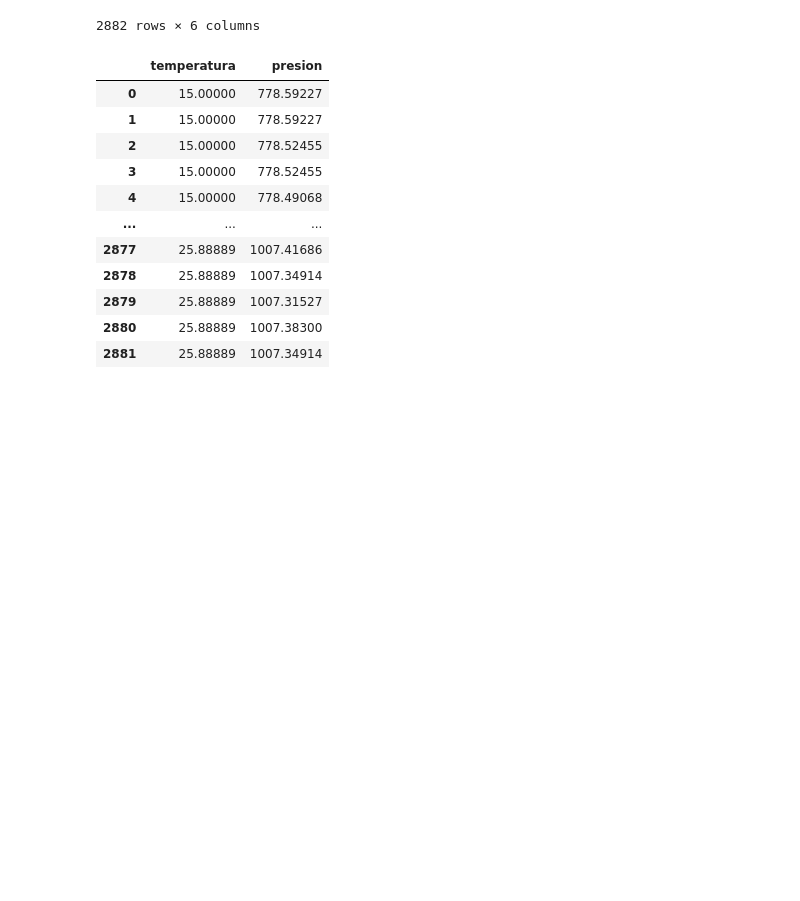
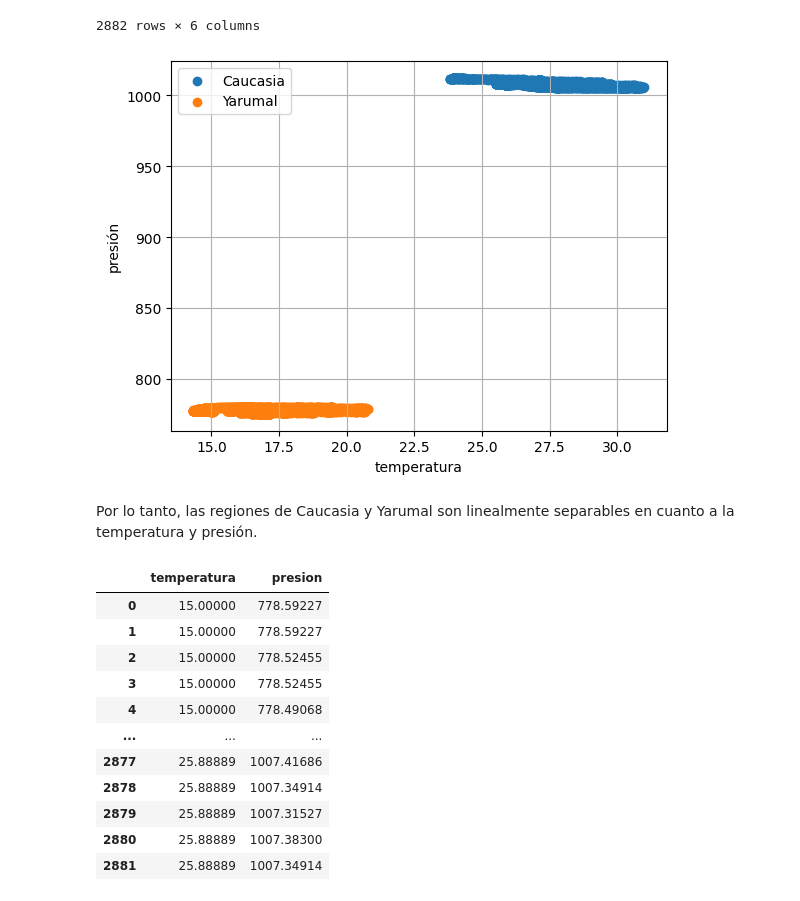
Before and after one commit to marco-canas/arima, a Jupyter notebook: machine_learning/1_time_series/10_seminario_octubre_18/10_seminario_ml_sat_dengue_oct_18.ipynb, the cells around one changed output. Saved outputs shown, nothing was run; the diff lists cells and outputs as text; code cells hidden in the pictures; blank space fills up the shorter version.

Commit message:
segunda etapa del seminario dengue Maquinas de soporte vectorial

```diff
--- a/machine_learning/1_time_series/10_seminario_octubre_18/10_seminario_ml_sat_dengue_oct_18.ipynb
+++ b/machine_learning/1_time_series/10_seminario_octubre_18/10_seminario_ml_sat_dengue_oct_18.ipynb
@@ -793,6 +835,25 @@ datos_cy
 # %%
 import matplotlib.pyplot as plt # hacer gráficos de dispersión
 import numpy as np # organizar los datos en forma de vectores y matrices.
+
+
+datos_caucasia = datos_cy.loc[datos_cy['nombre_completo']=='UdeA Caucasia']
+datos_yarumal = datos_cy.loc[datos_cy['nombre_completo']=='UdeA Yarumal']
+plt.scatter(datos_caucasia.temperatura, datos_caucasia.presion, label = 'Caucasia')
+plt.scatter(datos_yarumal.temperatura, datos_yarumal.presion, label = 'Yarumal')
+plt.xlabel('temperatura')
+plt.ylabel('presión')
+plt.grid()
+
+plt.legend()
+
+plt.savefig('/home/marco/Documentos/investigacion/investigacion_dengue/machine_learning/images/temperatura_presion_cy.jpg')
+
+plt.show()
+# %% [output]
+[figure, added]
+# %% [markdown]
+Por lo tanto, las regiones de Caucasia y Yarumal son linealmente separables en cuanto a la temperatura y presión.
 # %%
 X = datos_cy[['temperatura', 'presion']]
 X
```
Also changed, not shown: parts of 11 cells of this notebook, 3 other files.
